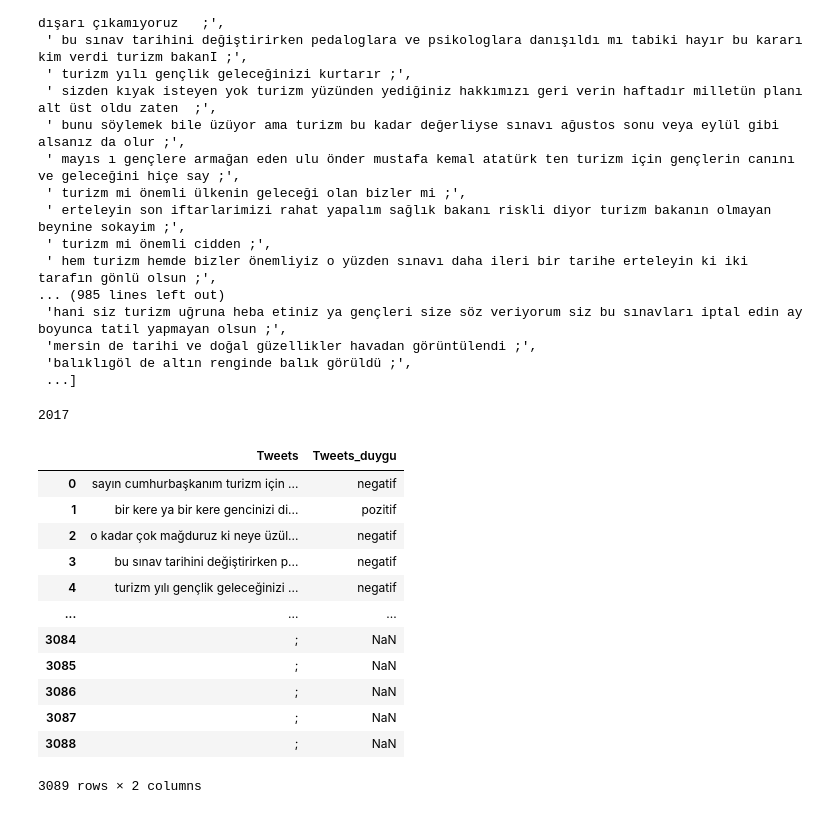
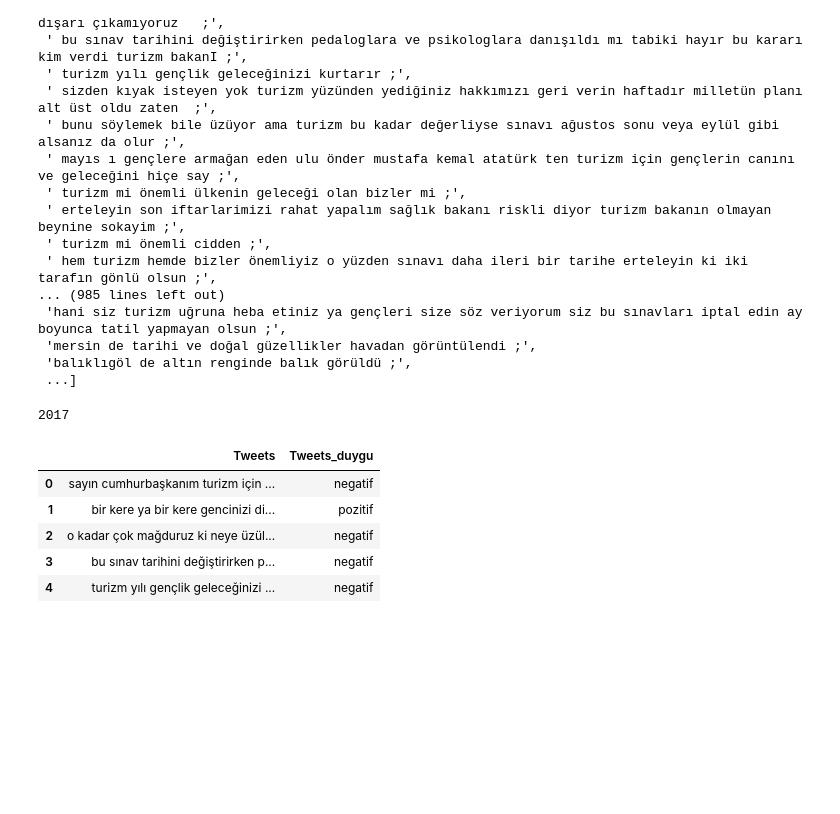
Before and after one commit to alperbayram/Turkish-NLP-examples, a Jupyter notebook: BERT_Sentiment_Analysis.ipynb, the cells around one changed output. Saved outputs shown, nothing was run; the diff lists cells and outputs as text; code cells hidden in the pictures; blank space fills up the shorter version.

```diff
--- a/BERT_Sentiment_Analysis.ipynb
+++ b/BERT_Sentiment_Analysis.ipynb
@@ -122,19 +122,12 @@ df_Tweets["Tweets_duygu"]= pd.DataFrame(d)
 len(d)
 # %% [output]
 2017
-# %%
-df_Tweets
-# %% [output]
-|  | Tweets | Tweets_duygu |
-| 0 | sayın cumhurbaşkanım turizm için ... | negatif |
-| 1 | bir kere ya bir kere gencinizi di... | pozitif |
-| 2 | o kadar çok mağduruz ki neye üzül... | negatif |
-| 3 | bu sınav tarihini değiştirirken p... | negatif |
-| 4 | turizm yılı gençlik geleceğinizi ... | negatif |
-| ... | ... | ... |
-| 3084 | ; | NaN |
-| 3085 | ; | NaN |
-| 3086 | ; | NaN |
-| 3087 | ; | NaN |
-| 3088 | ; | NaN |
-3089 rows × 2 columns
+# %%
+df_Tweetler.head()
+# %% [output]
+|  | Tweets | Tweets_duygu |
+| 0 | sayın cumhurbaşkanım turizm için ... | negatif |
+| 1 | bir kere ya bir kere gencinizi di... | pozitif |
+| 2 | o kadar çok mağduruz ki neye üzül... | negatif |
+| 3 | bu sınav tarihini değiştirirken p... | negatif |
+| 4 | turizm yılı gençlik geleceğinizi ... | negatif |
```
